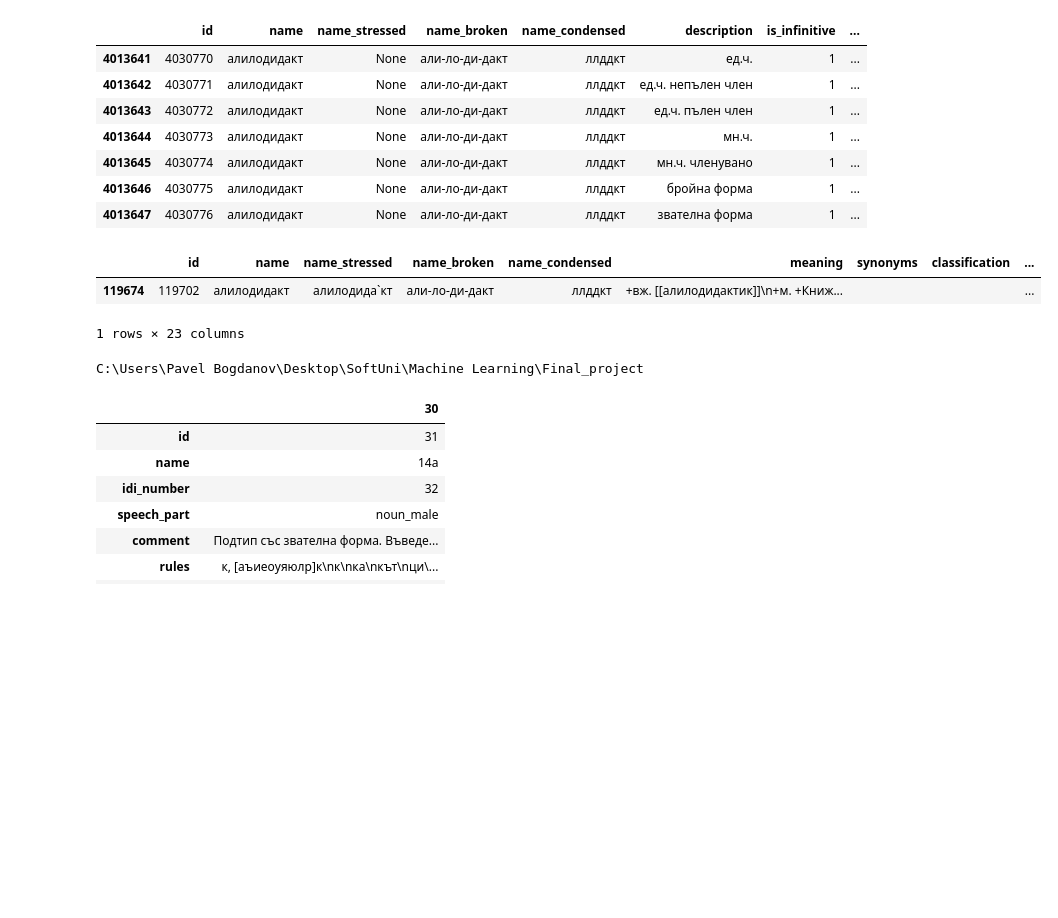
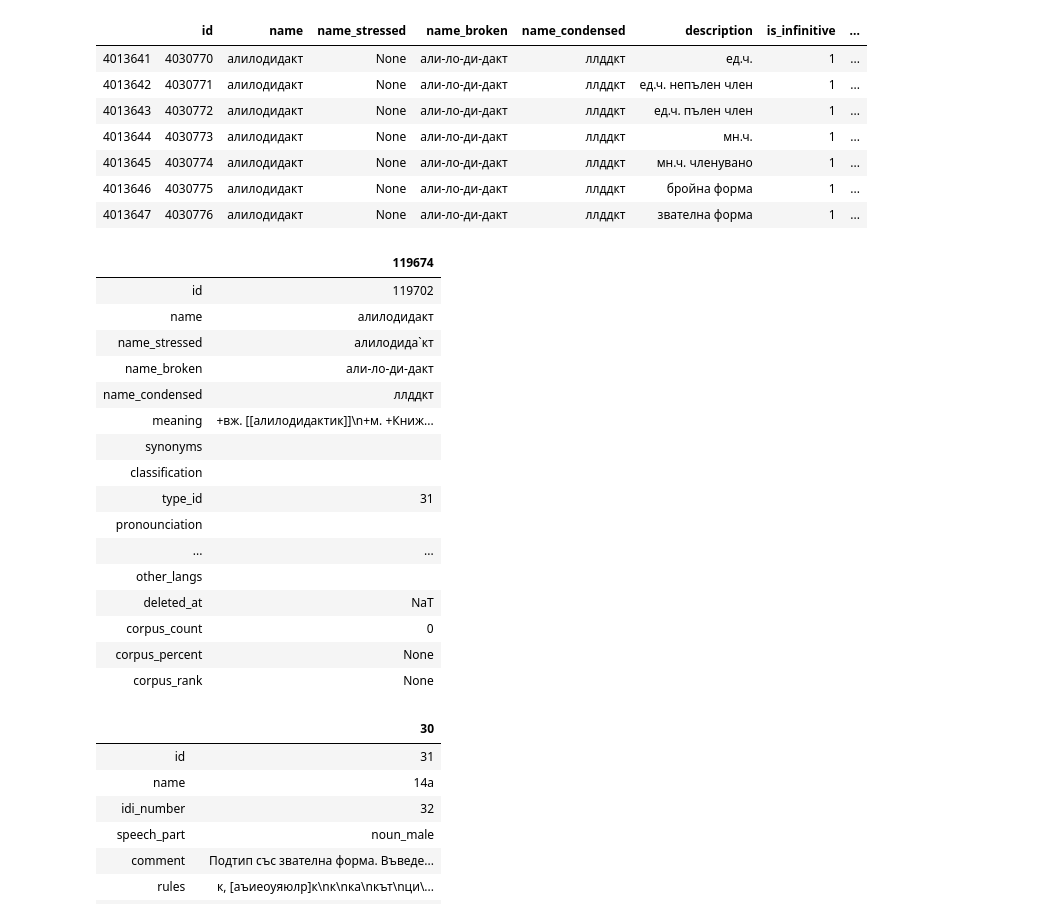
Before and after one commit to Bad-Wolf/Clustering-of-friends, a Jupyter notebook: POS_tagging.ipynb, the cells around one changed output. Saved outputs shown, nothing was run; the diff lists cells and outputs as text; code cells hidden in the pictures; blank space fills up the shorter version.

```diff
--- a/POS_tagging.ipynb
+++ b/POS_tagging.ipynb
@@ -136,8 +76,22 @@ with open('word.pickle', 'rb') as handle:
 with open('word_type.pickle', 'rb') as handle:
     word_type = pickle.load(handle)
 # %%
-word[word.id == 119702]
+word[word.id == 119702].T
 # %% [output]
-|  | id | name | name_stressed | name_broken | name_condensed | meaning | synonyms | classification | ... |
-| 119674 | 119702 | алилодидакт | алилодида`кт | али-ло-ди-дакт | ллддкт | +вж. [[алилодидактик]]\n+м. +Книж... |  |  | ... |
+|  | 119674 |
+| id | 119702 |
+| name | алилодидакт |
+| name_stressed | алилодида`кт |
+| name_broken | али-ло-ди-дакт |
+| name_condensed | ллддкт |
+| meaning | +вж. [[алилодидактик]]\n+м. +Книж... |
+| synonyms |  |
+| classification |  |
+| type_id | 31 |
+| pronounciation |  |
+| ... | ... |
+| other_langs |  |
+| deleted_at | NaT |
+| corpus_count | 0 |
+| corpus_percent | None |
+| corpus_rank | None |
-1 rows × 23 columns
@@ -147,7 +98,3 @@ os.getcwd()
-# %%
-print(current_path)
-# %% [output]
-C:\Users\Pavel Bogdanov\Desktop\SoftUni\Machine Learning\Final_project
 # %%
 word_type[word_type.id == 31].T
 # %% [output]
```
Also changed, not shown: parts of 30 cells of this notebook.
